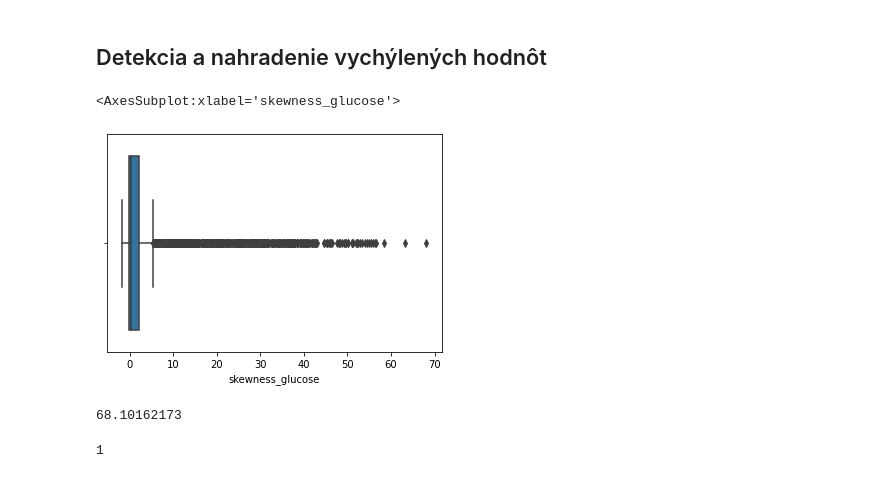
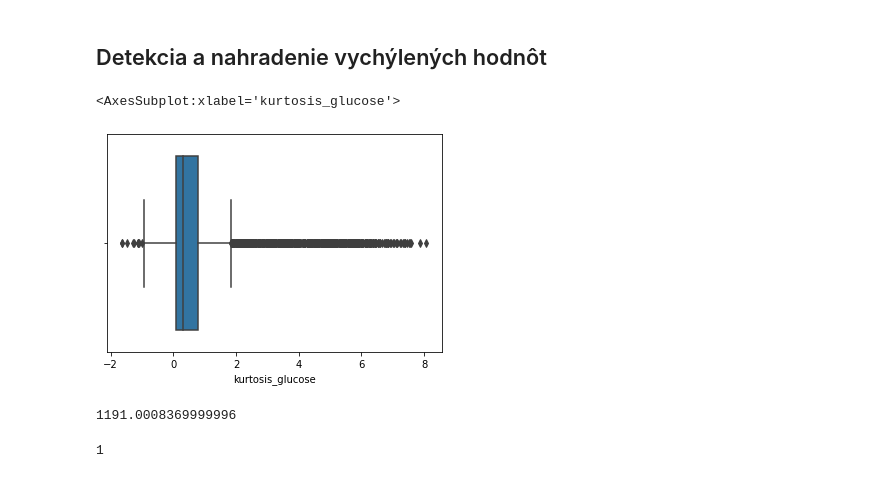
Before and after one commit to martinbudinsky3/diabetes-prediction, a Jupyter notebook: Budinsky_Balekova_Predspracovanie – kópia.ipynb, the cells around one changed output. Drawn from its saved outputs; the diff is of its cells as text; code cells hidden in the pictures.

```diff
--- a/Budinsky_Balekova_Predspracovanie – kópia.ipynb
+++ b/Budinsky_Balekova_Predspracovanie – kópia.ipynb
@@ -585,12 +585,12 @@ memory usage: 676.0+ KB
 # %% [markdown]
 ## Detekcia a nahradenie vychýlených hodnôt
 # %%
-sns.boxplot(train_data['skewness_glucose'])
+sns.boxplot(train_data['kurtosis_glucose'])
 # %% [output]
-<AxesSubplot:xlabel='skewness_glucose'>
+<AxesSubplot:xlabel='kurtosis_glucose'>
-[figure, old version]
+[figure, new version]
 # %%
-train_data['skewness_glucose'].max()
+train_data['skewness_oxygen'].max()
 # %% [output]
-68.10162173
+1191.0008369999996
 # %%
```
Also changed, not shown: parts of 11 cells of this notebook.
